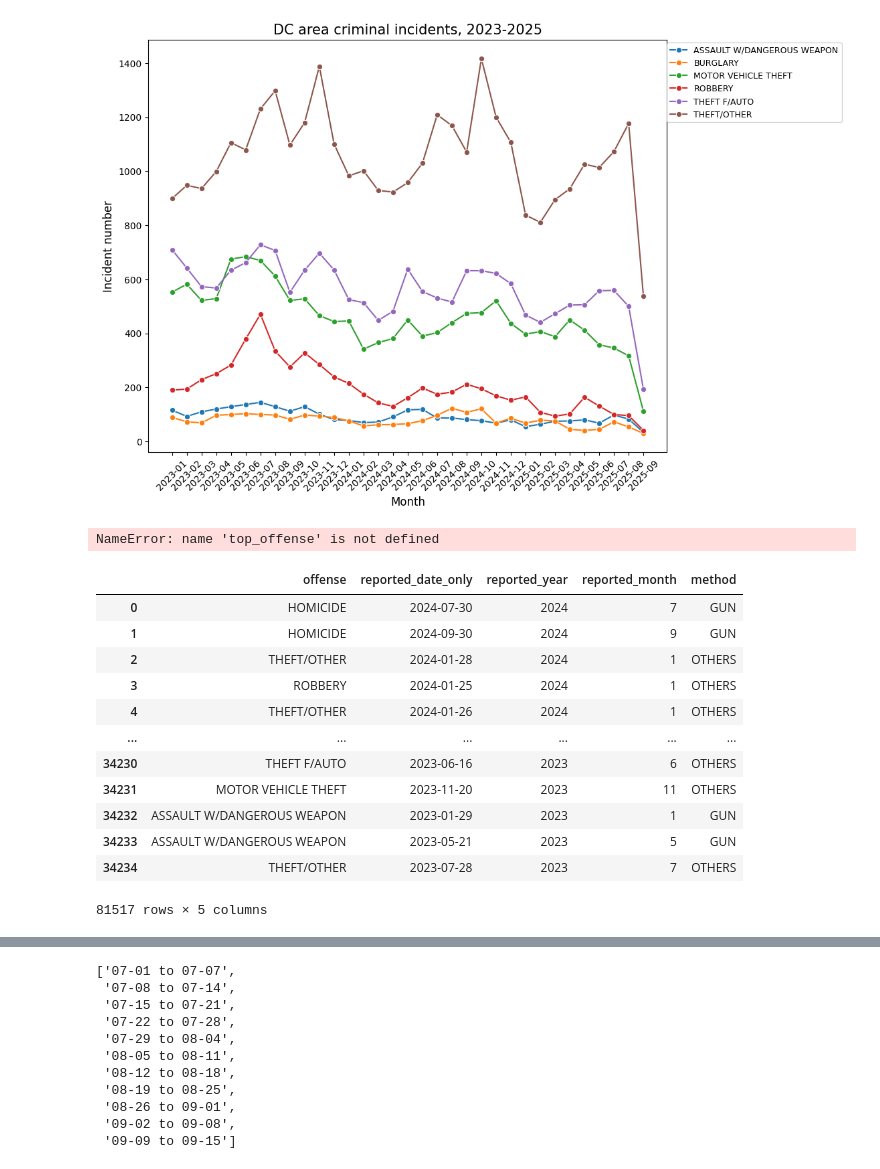
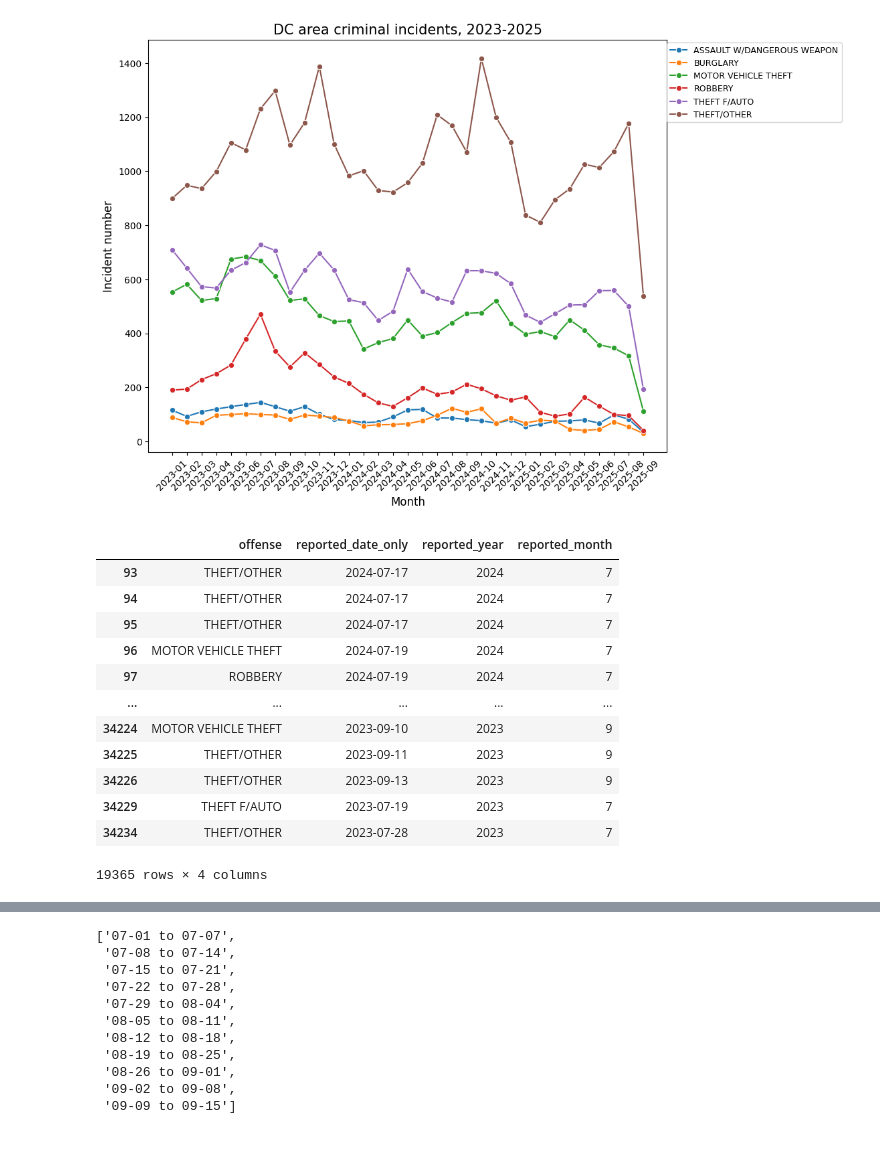
Before and after one commit to kcinbk/dc_crimes, a Jupyter notebook: scripts/EDA_DCCrimes.ipynb, the cells around one changed output, grey strips where cells are left out. Saved outputs shown, nothing was run; the diff lists cells and outputs as text; code cells hidden in the pictures.

```diff
--- a/scripts/EDA_DCCrimes.ipynb
+++ b/scripts/EDA_DCCrimes.ipynb
@@ -129,51 +137,32 @@ plt.title(title_text, fontsize=15)
 plt.show()
 # %% [output]
 [figure]
-# %%
-s1 = gdf[['offense', 'reported_date_only', 'reported_year', 'reported_month']].copy()
-# Ensure reported_date_only is datetime
-s1['reported_date_only'] = pd.to_datetime(s1['reported_date_only'])
-
-mask = (
-    (s1['reported_date_only'].dt.month >= 7) &
-    ((s1['reported_date_only'].dt.month < 9) |((s1['reported_date_only'].dt.month == 9) & (s1['reported_date_only'].dt.day < 16))) &
-    (s1['offense'].isin(top_offense.offense.to_list()))
-)
-s1 = s1[mask]
-s1
-# %% [output]
-NameError: name 'top_offense' is not defined
-# %%
-gdf[['offense', 'reported_date_only', 'reported_year', 'reported_month', 'method']]
-# %% [output]
-|  | offense | reported_date_only | reported_year | reported_month | method |
-| 0 | HOMICIDE | 2024-07-30 | 2024 | 7 | GUN |
-| 1 | HOMICIDE | 2024-09-30 | 2024 | 9 | GUN |
-| 2 | THEFT/OTHER | 2024-01-28 | 2024 | 1 | OTHERS |
-| 3 | ROBBERY | 2024-01-25 | 2024 | 1 | OTHERS |
-| 4 | THEFT/OTHER | 2024-01-26 | 2024 | 1 | OTHERS |
-| ... | ... | ... | ... | ... | ... |
-| 34230 | THEFT F/AUTO | 2023-06-16 | 2023 | 6 | OTHERS |
-| 34231 | MOTOR VEHICLE THEFT | 2023-11-20 | 2023 | 11 | OTHERS |
-| 34232 | ASSAULT W/DANGEROUS WEAPON | 2023-01-29 | 2023 | 1 | GUN |
-| 34233 | ASSAULT W/DANGEROUS WEAPON | 2023-05-21 | 2023 | 5 | GUN |
-| 34234 | THEFT/OTHER | 2023-07-28 | 2023 | 7 | OTHERS |
-81517 rows × 5 columns
 # %%
-s1 = gdf[['offense', 'reported_date_only', 'reported_year', 'reported_month', 'method']].copy()
+s1 = gdf[['offense', 'reported_date_only', 'reported_year', 'reported_month']].copy()
+# Ensure reported_date_only is datetime
 s1['reported_date_only'] = pd.to_datetime(s1['reported_date_only'])
 
 mask = (
     (s1['reported_date_only'].dt.month >= 7) &
     ((s1['reported_date_only'].dt.month < 9) |((s1['reported_date_only'].dt.month == 9) & (s1['reported_date_only'].dt.day < 16))) &
-    (s1['offense'].isin(top_offense.offense.to_list()))
+    (s1['offense'].isin(top_offenses_gdf.offense.unique()
+                        ))
 )
 s1 = s1[mask]
 
-
-s1['week_bin'] = ((s1['reported_date_only'] - pd.to_datetime(s1['reported_year'].astype(str) + '-07-01')).dt.days // 7)
-
-s1['week_start'] = pd.to_datetime(s1['reported_year'].astype(str) + '-07-01') + pd.to_timedelta(s1['week_bin']*7, unit='D')
-s1['week_end'] = s1['week_start'] + pd.Timedelta(days=6)
-s1['week_label'] = s1['week_start'].dt.strftime('%m-%d') + " to " + s1['week_end'].dt.strftime('%m-%d')
+s1
+# %% [output]
+|  | offense | reported_date_only | reported_year | reported_month |
+| 93 | THEFT/OTHER | 2024-07-17 | 2024 | 7 |
+| 94 | THEFT/OTHER | 2024-07-17 | 2024 | 7 |
+| 95 | THEFT/OTHER | 2024-07-17 | 2024 | 7 |
+| 96 | MOTOR VEHICLE THEFT | 2024-07-19 | 2024 | 7 |
+| 97 | ROBBERY | 2024-07-19 | 2024 | 7 |
+| ... | ... | ... | ... | ... |
+| 34224 | MOTOR VEHICLE THEFT | 2023-09-10 | 2023 | 9 |
+| 34225 | THEFT/OTHER | 2023-09-11 | 2023 | 9 |
+| 34226 | THEFT/OTHER | 2023-09-13 | 2023 | 9 |
+| 34229 | THEFT F/AUTO | 2023-07-19 | 2023 | 7 |
+| 34234 | THEFT/OTHER | 2023-07-28 | 2023 | 7 |
+19365 rows × 4 columns
 # %%
```
Also changed, not shown: parts of 7 cells of this notebook.
